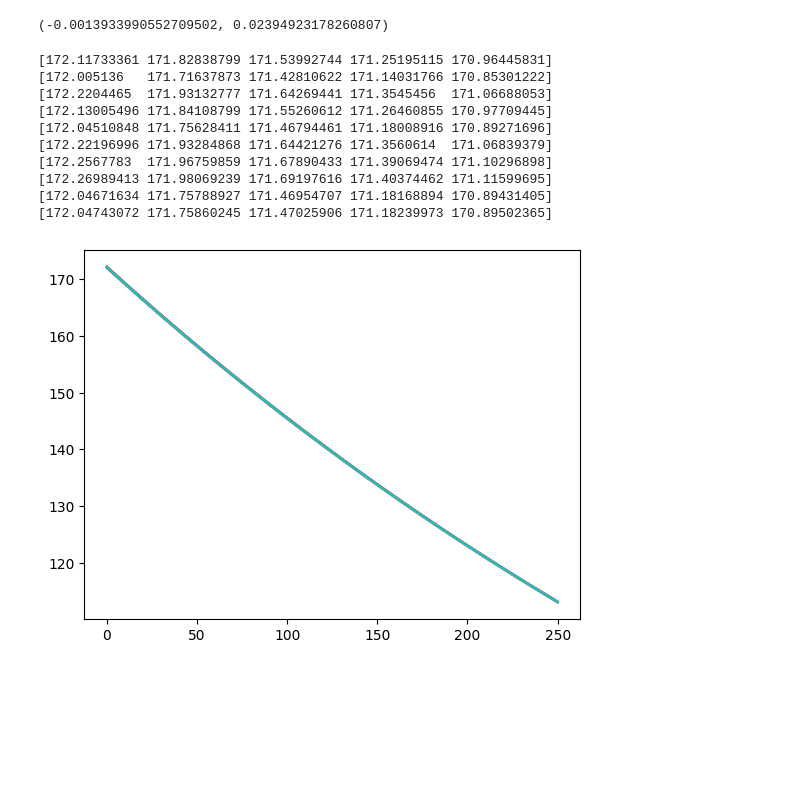
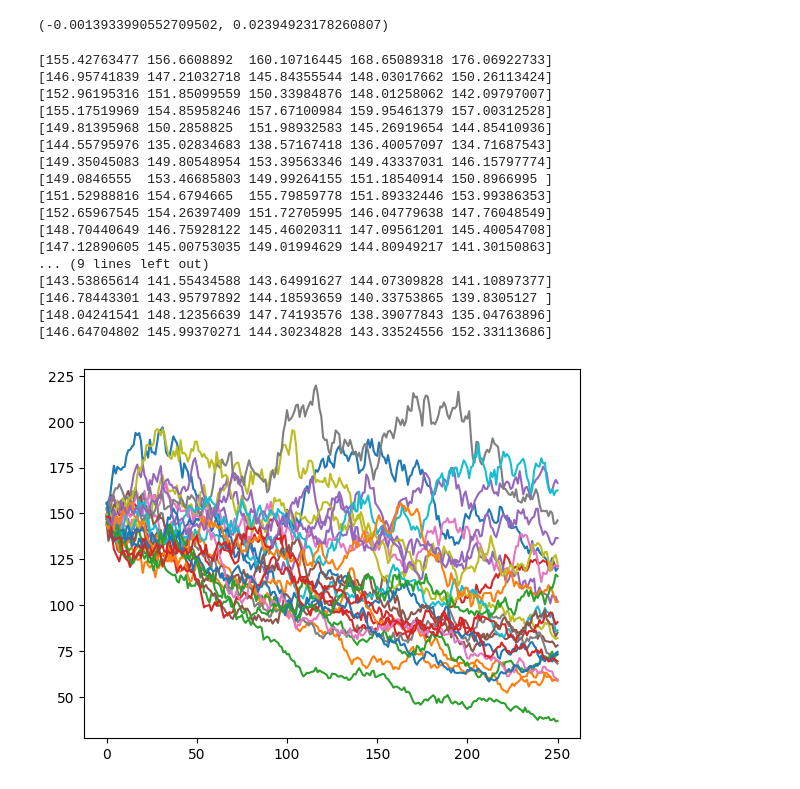
Before and after one commit to dakshsharma96/JumpDiffusionModeling, a Jupyter notebook: notebooks/fit_black_scholes.ipynb, the cells around one changed output. Drawn from its saved outputs; the diff is of its cells as text; code cells hidden in the pictures; blank space fills up the shorter version.

Commit message:
Fix a bug. Had to specify extra params in call to np.random.normal. Now the plots make sense.

```diff
--- a/notebooks/fit_black_scholes.ipynb
+++ b/notebooks/fit_black_scholes.ipynb
@@ -73,21 +73,29 @@ mu_hat, sigma_hat
 # %%
 from matplotlib import pyplot
 
-for _ in range(10):
-    s_simulated = df['GOOG_Close'][0] * np.exp((mu_hat - 1/2*np.power(sigma_hat,2)) * np.cumsum(np.ones(251)) + np.power(sigma_hat,2) * np.cumsum(np.random.normal(251)))
+np.random.seed(0)
+for _ in range(25):
+    s_simulated = df['GOOG_Close'][0] * np.exp((mu_hat - 1/2*np.power(sigma_hat,2)) * np.cumsum(np.ones(251)) + sigma_hat * np.cumsum(np.random.normal(loc=0, scale=1, size=251)))
     pyplot.plot(s_simulated)
     print(s_simulated[:5])
 
 pyplot.show()
 # %% [output]
-[172.11733361 171.82838799 171.53992744 171.25195115 170.96445831]
-[172.005136   171.71637873 171.42810622 171.14031766 170.85301222]
-[172.2204465  171.93132777 171.64269441 171.3545456  171.06688053]
-[172.13005496 171.84108799 171.55260612 171.26460855 170.97709445]
-[172.04510848 171.75628411 171.46794461 171.18008916 170.89271696]
-[172.22196996 171.93284868 171.64421276 171.3560614  171.06839379]
-[172.2567783  171.96759859 171.67890433 171.39069474 171.10296898]
-[172.26989413 171.98069239 171.69197616 171.40374462 171.11599695]
-[172.04671634 171.75788927 171.46954707 171.18168894 170.89431405]
-[172.04743072 171.75860245 171.47025906 171.18239973 170.89502365]
+[155.42763477 156.6608892  160.10716445 168.65089318 176.06922733]
+[146.95741839 147.21032718 145.84355544 148.03017662 150.26113424]
+[152.96195316 151.85099559 150.33984876 148.01258062 142.09797007]
+[155.17519969 154.85958246 157.67100984 159.95461379 157.00312528]
+[149.81395968 150.2858825  151.98932583 145.26919654 144.85410936]
+[144.55795976 135.02834683 138.57167418 136.40057097 134.71687543]
+[149.35045083 149.80548954 153.39563346 149.43337031 146.15797774]
+[149.0846555  153.46685803 149.99264155 151.18540914 150.8966995 ]
+[151.52988816 154.6794665  155.79859778 151.89332446 153.99386353]
+[152.65967545 154.26397409 151.72705995 146.04779638 147.76048549]
+[148.70440649 146.75928122 145.46020311 147.09561201 145.40054708]
+[147.12890605 145.00753035 149.01994629 144.80949217 141.30150863]
+... (9 lines left out)
+[143.53865614 141.55434588 143.64991627 144.07309828 141.10897377]
+[146.78443301 143.95797892 144.18593659 140.33753865 139.8305127 ]
+[148.04241541 148.12356639 147.74193576 138.39077843 135.04763896]
+[146.64704802 145.99370271 144.30234828 143.33524556 152.33113686]
-[figure, old version]
+[figure, new version]
```
Also changed, not shown: parts of 3 cells of this notebook.
